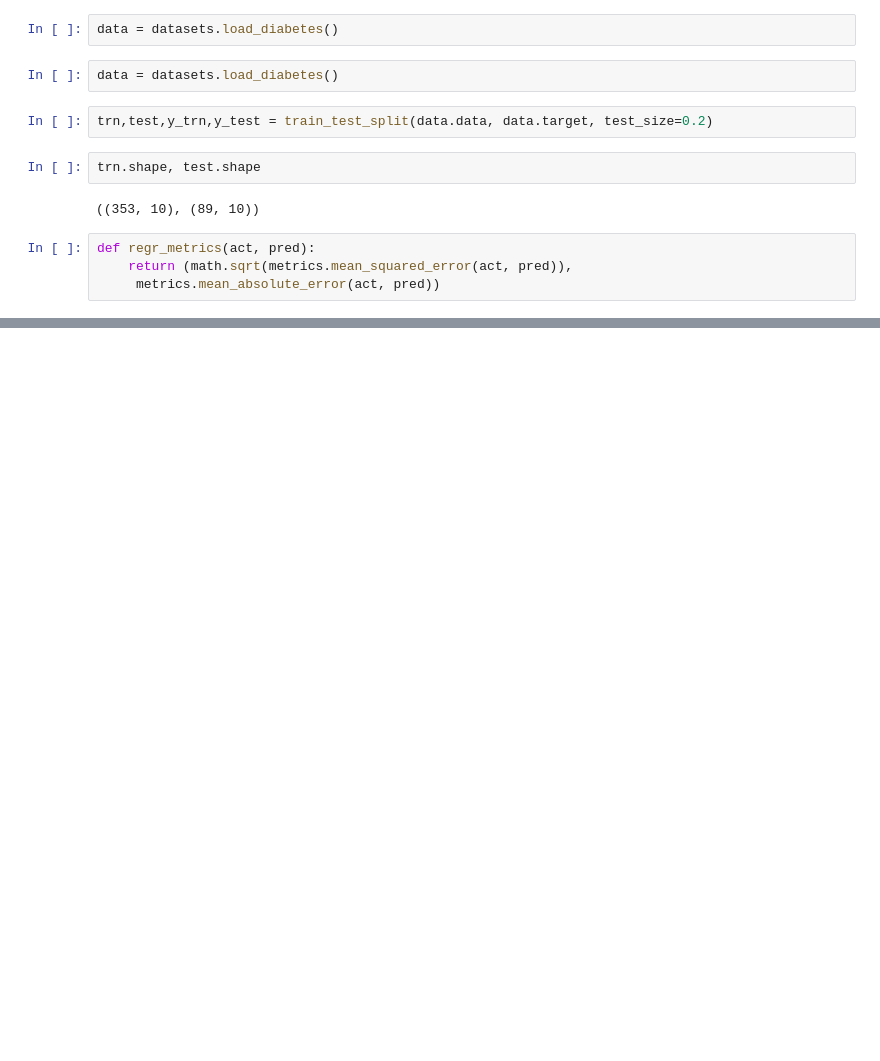
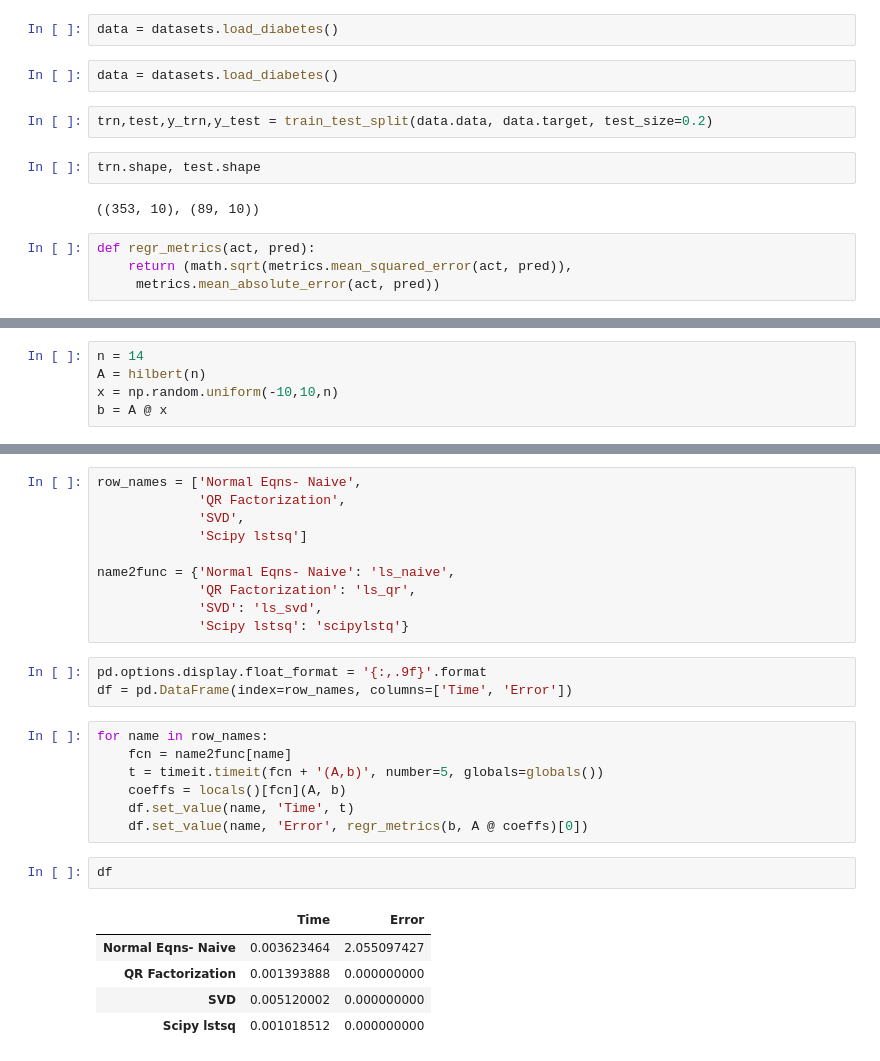
Before and after one commit to victwise/DeepLearning, a Jupyter notebook: Capítulo6.ipynb, the cells around one changed output, grey strips where cells are left out. Cells and saved outputs as stored; diff of their text form; blank space fills up the shorter version.

```diff
--- a/Capítulo6.ipynb
+++ b/Capítulo6.ipynb
@@ -24,0 +268,5 @@ def regr_metrics(act, pred):
+# %%
+n = 14
+A = hilbert(n)
+x = np.random.uniform(-10,10,n)
+b = A @ x
@@ -24,0 +303,28 @@ def regr_metrics(act, pred):
+# %%
+row_names = ['Normal Eqns- Naive',
+             'QR Factorization',
+             'SVD',
+             'Scipy lstsq']
+
+name2func = {'Normal Eqns- Naive': 'ls_naive',
+             'QR Factorization': 'ls_qr',
+             'SVD': 'ls_svd',
+             'Scipy lstsq': 'scipylstq'}
+# %%
+pd.options.display.float_format = '{:,.9f}'.format
+df = pd.DataFrame(index=row_names, columns=['Time', 'Error'])
+# %%
+for name in row_names:
+    fcn = name2func[name]
+    t = timeit.timeit(fcn + '(A,b)', number=5, globals=globals())
+    coeffs = locals()[fcn](A, b)
+    df.set_value(name, 'Time', t)
+    df.set_value(name, 'Error', regr_metrics(b, A @ coeffs)[0])
+# %%
+df
+# %% [output]
+|  | Time | Error |
+| Normal Eqns- Naive | 0.003623464 | 2.055097427 |
+| QR Factorization | 0.001393888 | 0.000000000 |
+| SVD | 0.005120002 | 0.000000000 |
+| Scipy lstsq | 0.001018512 | 0.000000000 |
```
Also changed, not shown: parts of 79 cells of this notebook.
